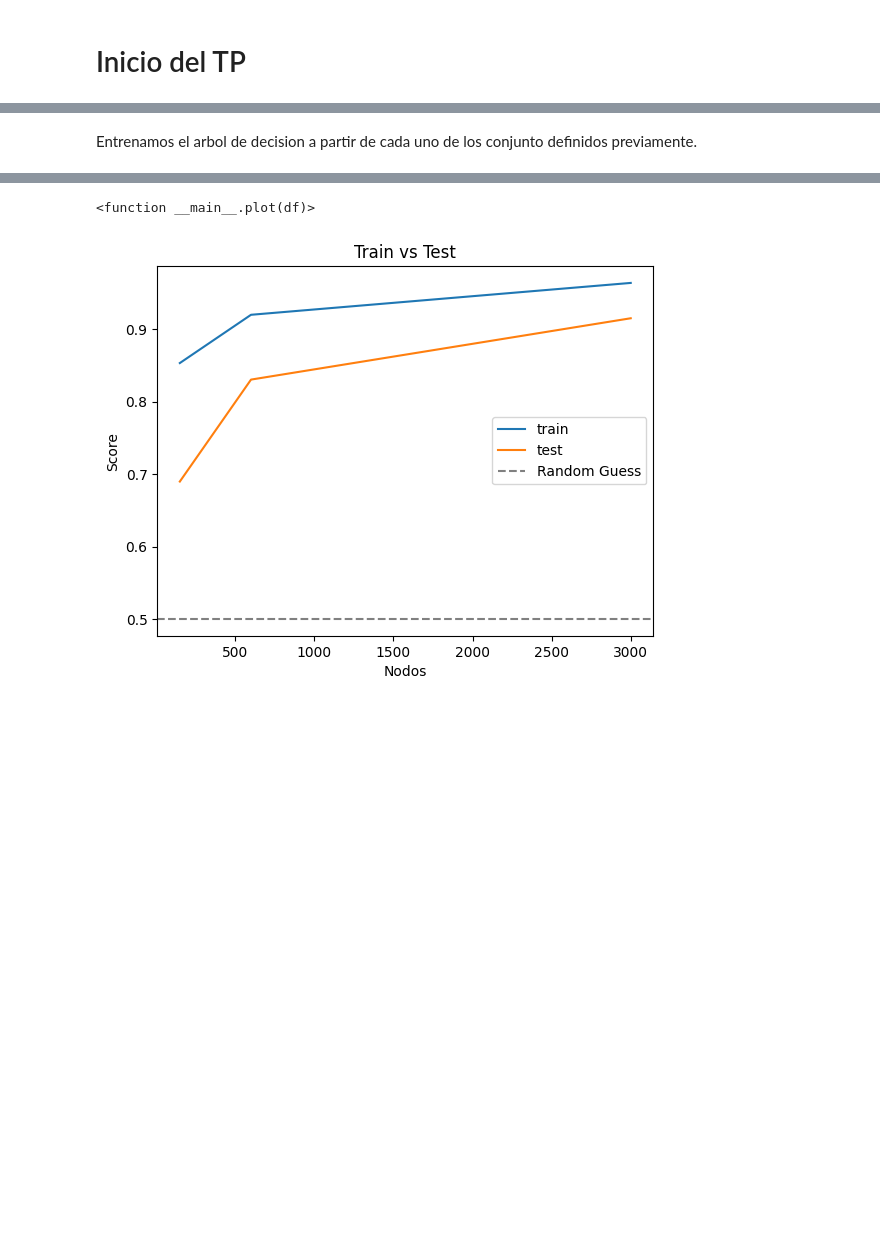
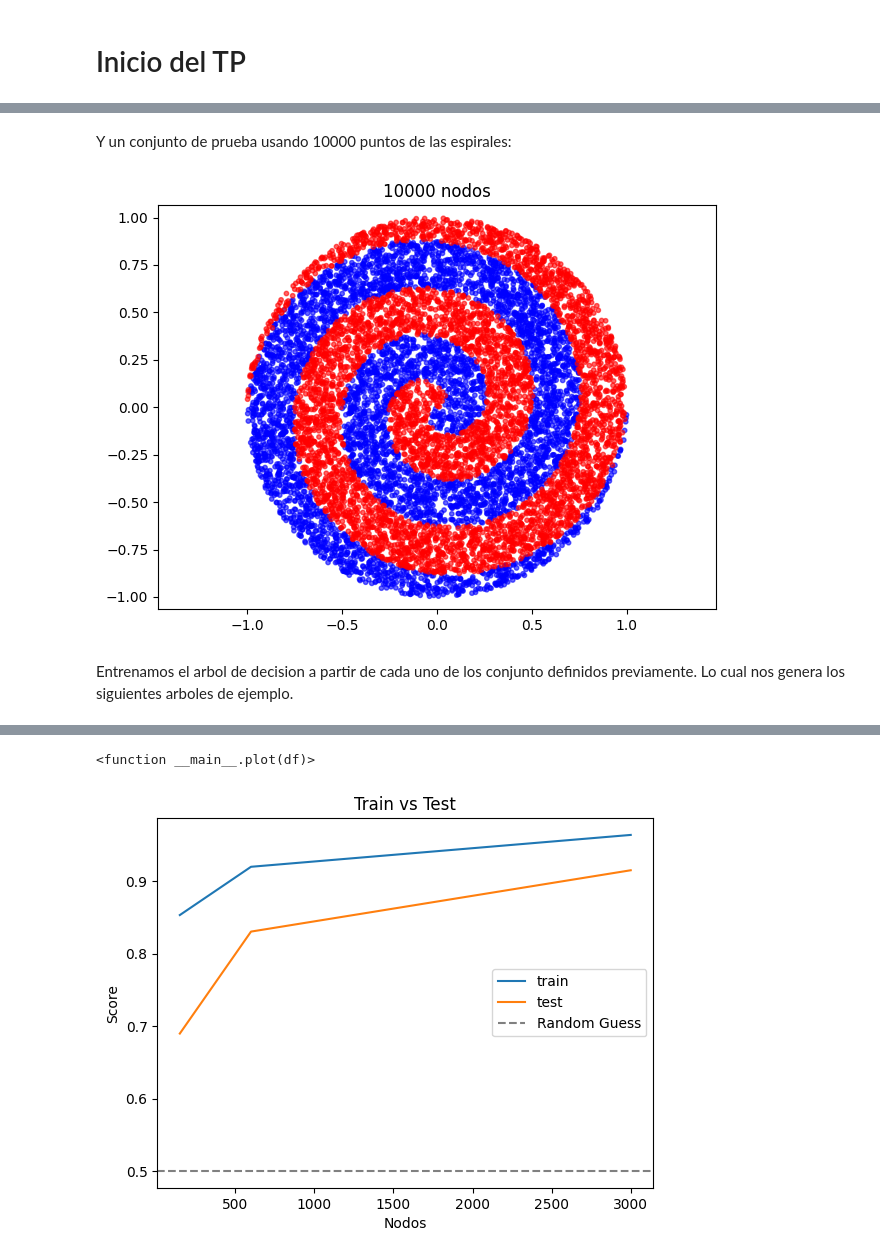
Before and after one commit to DonBerge/IIA-TPS, a Jupyter notebook: TP3/IIA24_ML_Generacion.ipynb, the cells around one changed output, grey strips where cells are left out. Saved outputs shown, nothing was run; the diff lists cells and outputs as text; code cells hidden in the pictures; blank space fills up the shorter version.

```diff
--- a/TP3/IIA24_ML_Generacion.ipynb
+++ b/TP3/IIA24_ML_Generacion.ipynb
@@ -217,2 +230,21 @@ plt.show()
+# %% [markdown]
+Y un conjunto de prueba usando 10000 puntos de las espirales:
+# %%
+test = espirales(10000)
+
+x = [p[0] for p in test['input']]
+y = [p[1] for p in test['input']]
+c = test['output']
+
+plt.scatter(x, y, c=c, cmap='bwr', alpha=0.6, s=10)
+plt.title("10000 nodos")
+
+plt.axis('equal')
+plt.axis('on')
+
+plt.tight_layout()
+plt.show()
+# %% [output]
+[figure, added]
 # %% [markdown]
-Entrenamos el arbol de decision a partir de cada uno de los conjunto definidos previamente.
+Entrenamos el arbol de decision a partir de cada uno de los conjunto definidos previamente. Lo cual nos genera los siguientes arboles de ejemplo.
```
Also changed, not shown: parts of 13 cells of this notebook.
